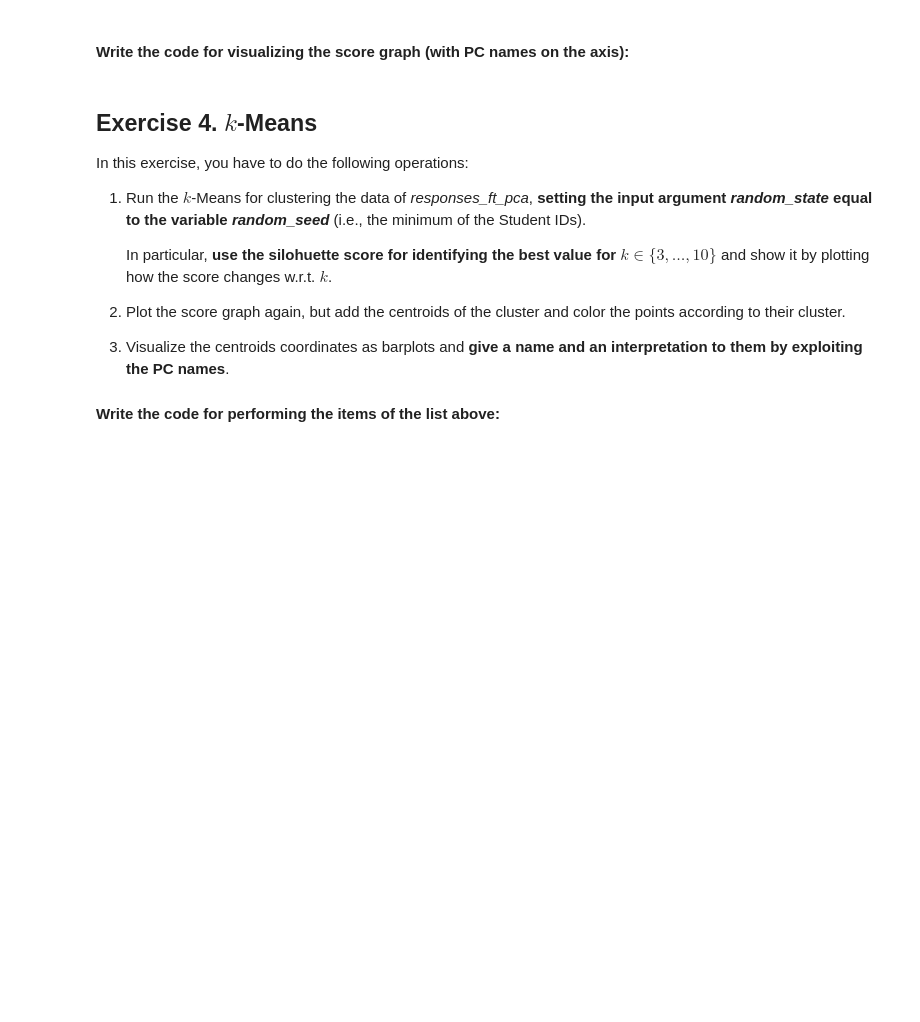
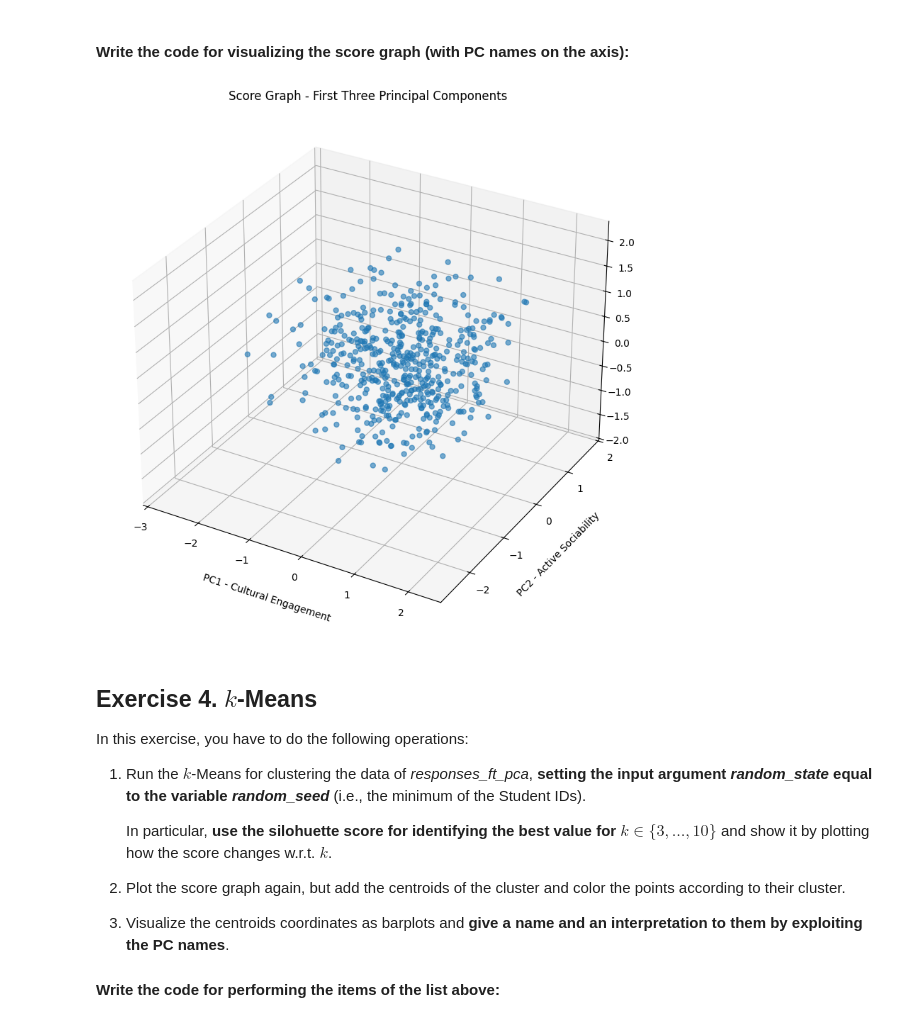
Before and after one commit to omerzkan/pca_project_report, a Jupyter notebook: HWpca_Surname1_Surname2.ipynb, the cells around one changed output. Drawn from its saved outputs; the diff is of its cells as text; code cells hidden in the pictures; blank space fills up the shorter version.

```diff
--- a/HWpca_Surname1_Surname2.ipynb
+++ b/HWpca_Surname1_Surname2.ipynb
@@ -593,7 +642,37 @@ Preserved explained variance: 25.80%
 # %% [markdown]
 #### Write the code for visualizing the score graph (with PC names on the axis):
 # %%
-# [write the code here]
+# Score graph with respect to the first 3 PCs (m > 3)
+# using the names assigned above
+
+pc_labels = [
+    "PC1 - Cultural Engagement",
+    "PC2 - Active Sociability",
+    "PC3 - Alternative and Scientific Interests",
+    "PC4 - Undisciplined Lifestyle",
+    "PC5 - Social Insecurity"
+]
+
+fig = plt.figure(figsize=(10, 8))
+ax = fig.add_subplot(111, projection="3d")
+
+ax.scatter(
+    responses_ft_pca.iloc[: , 0],
+    responses_ft_pca.iloc[: , 1],
+    responses_ft_pca.iloc[: , 2],
+    s = 25,
+    alpha = 0.6
+)
+
+ax.set_xlabel(pc_labels[0], labelpad=12)
+ax.set_ylabel(pc_labels[1], labelpad=12)
+ax.set_zlabel(pc_labels[2], labelpad=12)
+ax.set_title("Score Graph - First Three Principal Components")
+
+plt.tight_layout()
+plt.show()
+# %% [output]
+[figure, added]
 # %% [markdown]
 ## Exercise 4. $k$-Means
 
```
Also changed, not shown: parts of 4 cells of this notebook.
